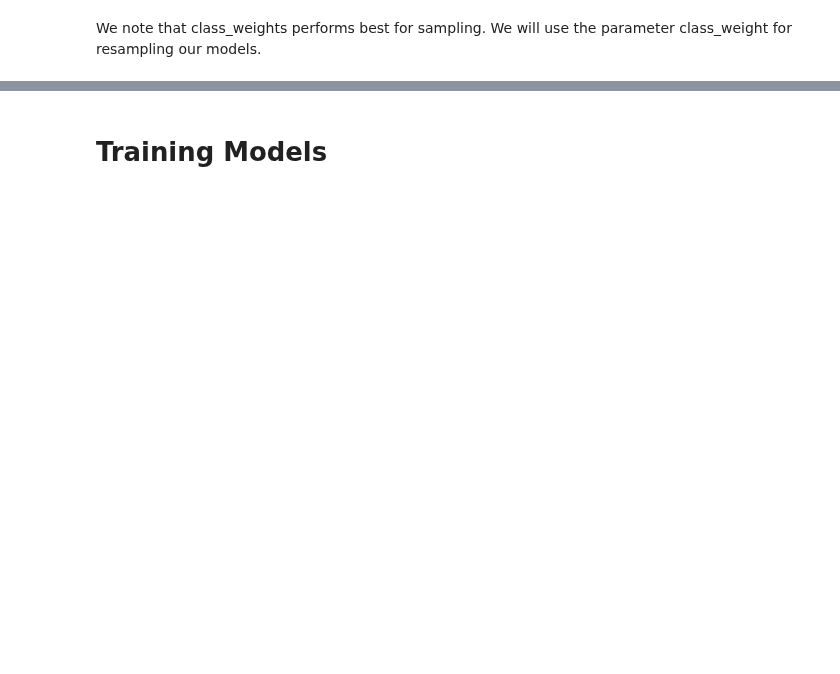
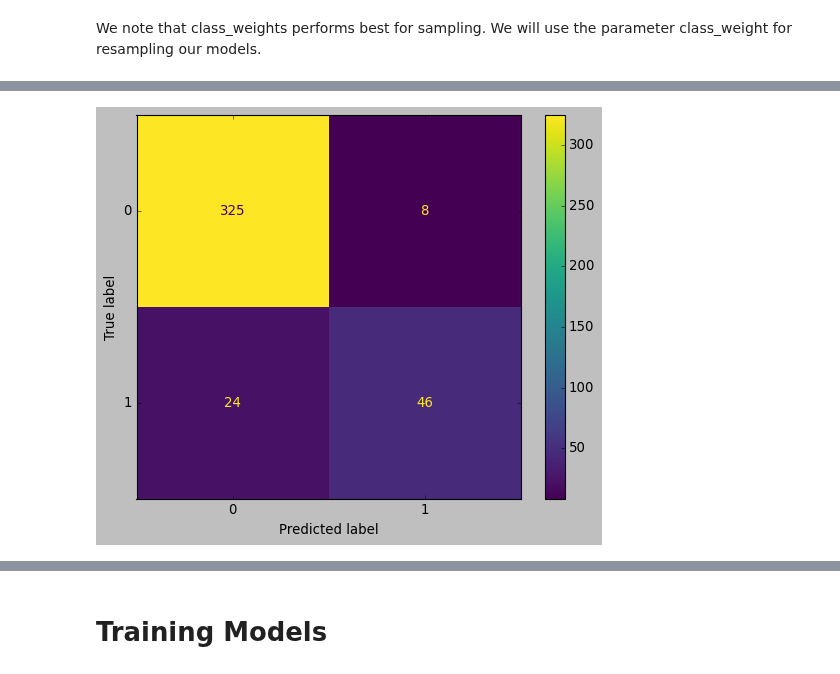
Before and after one commit to Kopy91/seer_breast_cancer, a Jupyter notebook: breast_cancer_ML.ipynb, the cells around one changed output, grey strips where cells are left out. Saved outputs shown, nothing was run; the diff lists cells and outputs as text; code cells hidden in the pictures; blank space fills up the shorter version.

```diff
--- a/breast_cancer_ML.ipynb
+++ b/breast_cancer_ML.ipynb
@@ -330,0 +336,11 @@ from sklearn.tree import export_graphviz
+# %%
+from sklearn.metrics import ConfusionMatrixDisplay
+
+# confusion matrix for predictions on test data
+plt.style.use('classic')
+test_pred = grid_tree.best_estimator_.predict(features_test)
+confusion_matrix(target_test, test_pred)
+
+ConfusionMatrixDisplay.from_estimator(grid_tree, features_test, target_test);
+# %% [output]
+[figure, added]
```
Also changed, not shown: parts of 77 cells of this notebook, 5 other files.
